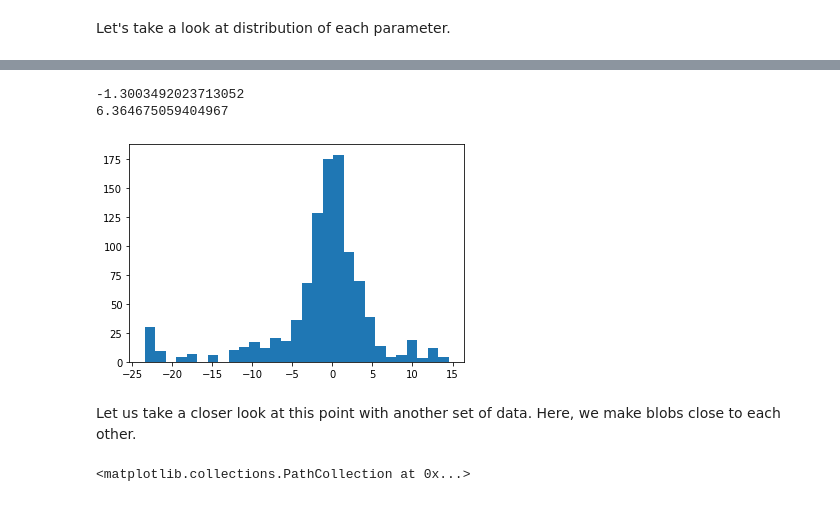
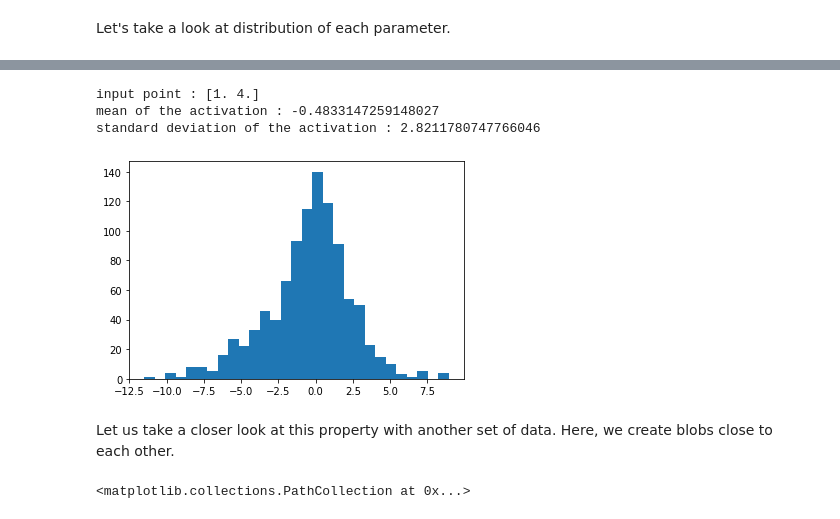
Before and after one commit to amber-kshz/Machine-Learning-notebooks, a Jupyter notebook: notebooks/LogisticRegression_MCMC.ipynb, the cells around one changed output, grey strips where cells are left out. Saved outputs shown, nothing was run; the diff lists cells and outputs as text; code cells hidden in the pictures.

```diff
--- a/notebooks/LogisticRegression_MCMC.ipynb
+++ b/notebooks/LogisticRegression_MCMC.ipynb
@@ -387,16 +388,22 @@ there remains considerable uncertainty when we would like to predict the labels
 # %%
-a_sample = blr.predict_activation_sample(np.array([[1.0, 4.0]]))[0]
-print(a_sample.mean())
-print(a_sample.std())
-plt.hist(a_sample, bins=np.linspace(a_sample.min(), a_sample.max(), 30), density=False)
-plt.show()
+def plot_act_sample(clf, x, ax=None):
+    a_sample = clf.predict_activation_sample(np.array([x]))[0]
+    print(f"input point : {x}")
+    print(f"mean of the activation : {a_sample.mean()}")
+    print(f"standard deviation of the activation : {a_sample.std()}")
+    if ax is None:
+        ax = plt.subplot(111)
+    ax.hist(a_sample, bins=np.linspace(a_sample.min(), a_sample.max(), 30), density=False)
-# %% [output]
--1.3003492023713052
-6.364675059404967
-[figure, removed]
+# %%
+plot_act_sample(blr, np.array([1.0,4.0]))
+# %% [output]
+input point : [1. 4.]
+mean of the activation : -0.4833147259148027
+standard deviation of the activation : 2.8211780747766046
+[figure, added]
 # %% [markdown]
-Let us take a closer look at this point with another set of data.
-Here, we make blobs close to each other.
+Let us take a closer look at this property with another set of data.
+Here, we create blobs close to each other.
 # %%
 X2, y2 = make_blobs(n_samples=200, n_features=2, centers=2, random_state=42, cluster_std=3)
 plt.scatter(X2[:, 0], X2[:, 1], c=y2, edgecolor='k')
```
Also changed, not shown: parts of 24 cells of this notebook.
